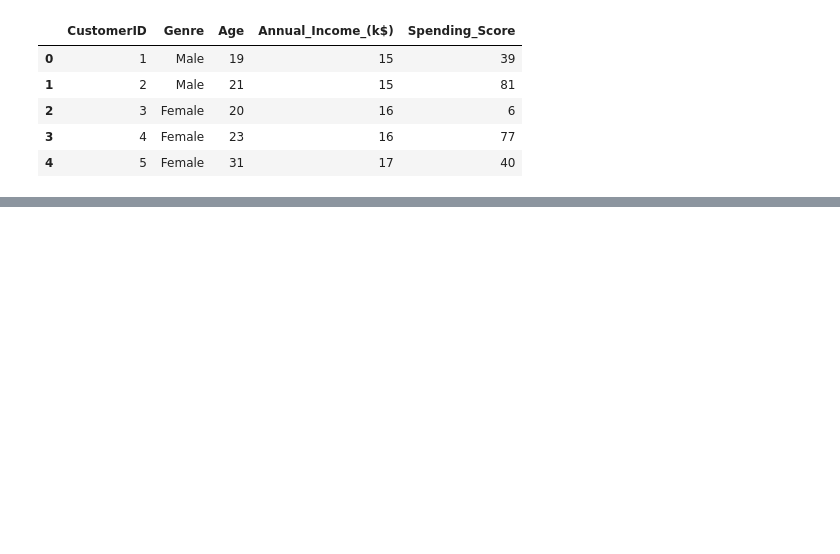
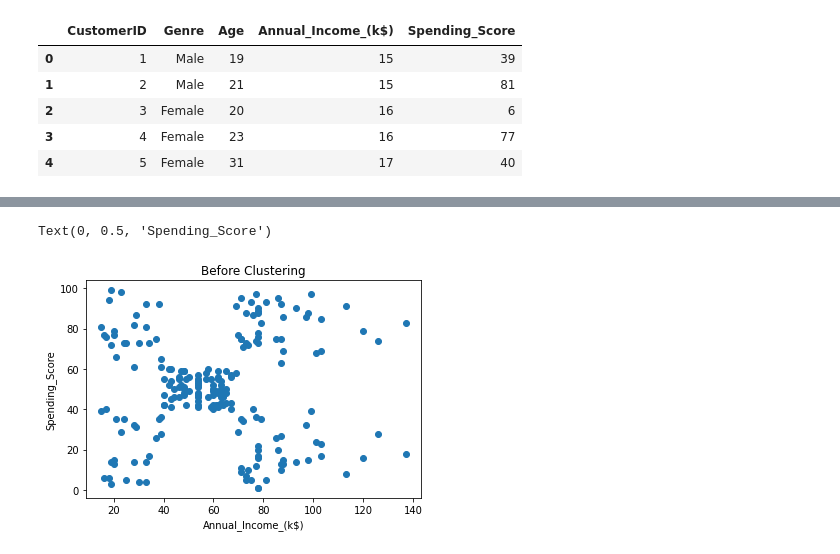
Before and after one commit to Amol1905/Machine-Learning, a Jupyter notebook: Unsupervised/Clustering/DBSCAN.ipynb, the cells around one changed output, grey strips where cells are left out. Cells and saved outputs as stored; diff of their text form; code cells hidden in the pictures; blank space fills up the shorter version.

Commit message:
Clustering

```diff
--- a/Unsupervised/Clustering/DBSCAN.ipynb
+++ b/Unsupervised/Clustering/DBSCAN.ipynb
@@ -43,6 +88,6 @@ plt.xlabel("Distance")
 # %%
 from sklearn.cluster import DBSCAN
 # %%
-model  = DBSCAN(eps = 5,min_samples=3)
+model  = DBSCAN(eps = 13,min_samples=6)
 model.fit(df)
 model.labels_
@@ -48,0 +107,8 @@ model.labels_
+# %%
+plt.scatter(df['Annual_Income_(k$)'],df['Spending_Score'])
+plt.title('Before Clustering')
+plt.xlabel('Annual_Income_(k$)')
+plt.ylabel('Spending_Score')
+# %% [output]
+Text(0, 0.5, 'Spending_Score')
+[figure, added]
```
Also changed, not shown: parts of 15 cells of this notebook.
